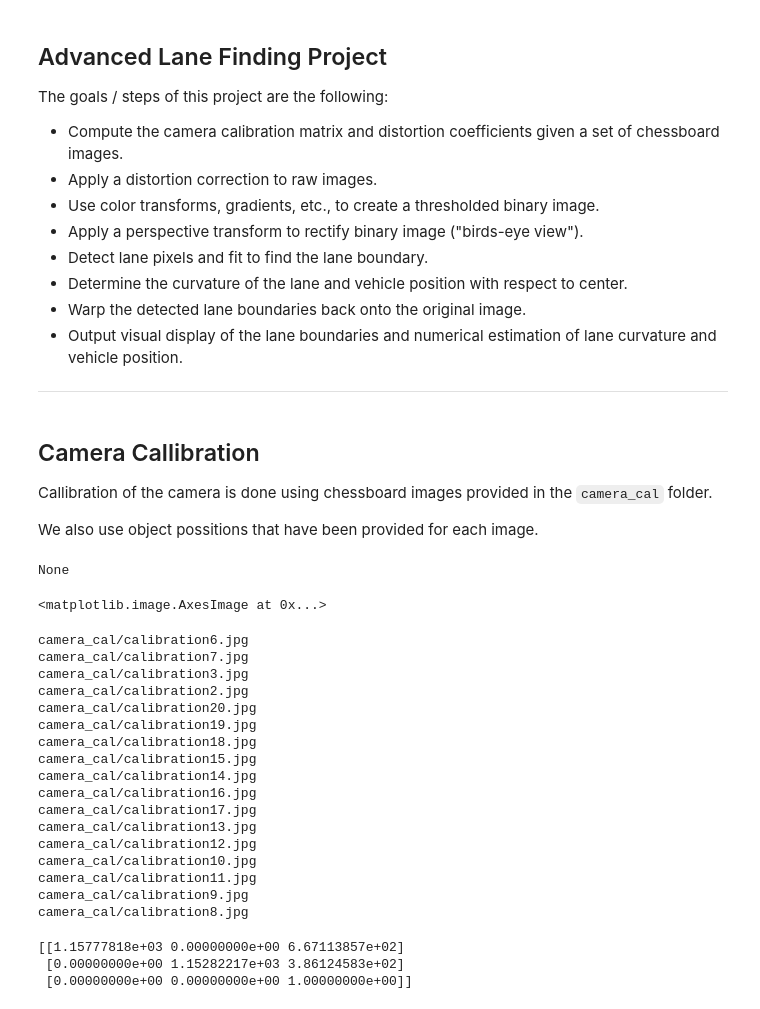
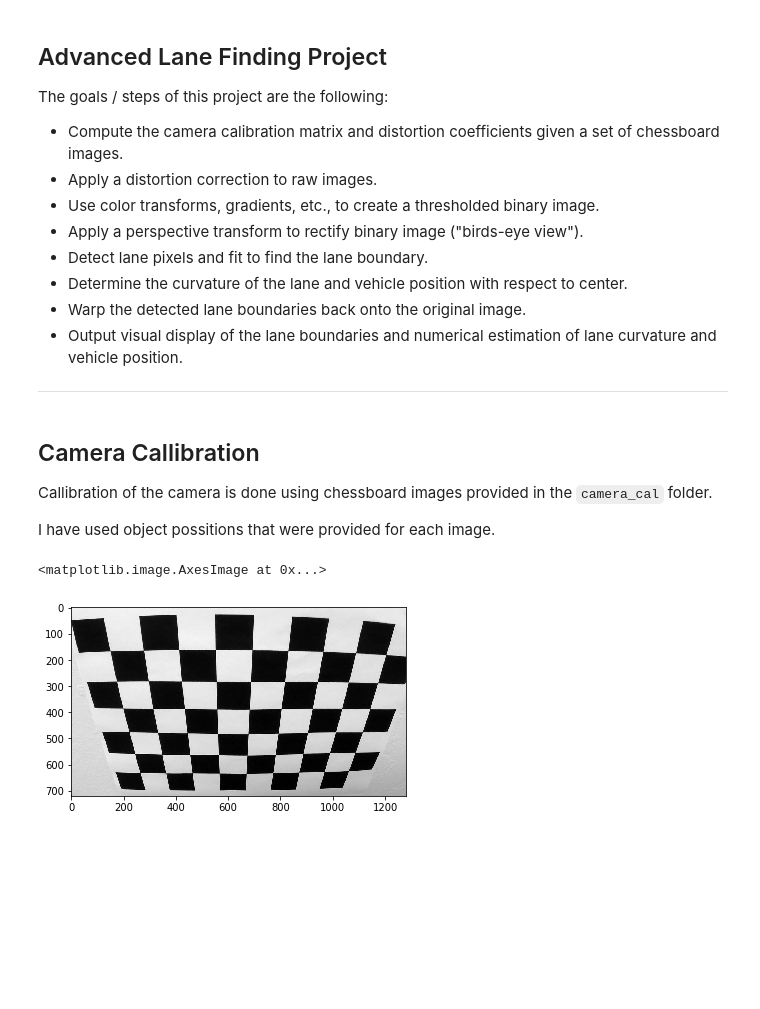
Before and after one commit to byapparov/CarND-Advanced-Lane-Lines, a Jupyter notebook: lane_lines_research.ipynb, the cells around one changed output. Saved outputs shown, nothing was run; the diff lists cells and outputs as text; code cells hidden in the pictures; blank space fills up the shorter version.

```diff
--- a/lane_lines_research.ipynb
+++ b/lane_lines_research.ipynb
@@ -24,25 +60,18 @@ import matplotlib.pyplot as plt
 
 Callibration of the camera is done using chessboard images provided in the `camera_cal` folder.
 
-We also use object possitions that have been provided for each image.
+I have used object possitions that were provided for each image.
 # %%
 # prepare object points, like (0,0,0), (1,0,0), (2,0,0) ....,(6,5,0)
 objp = np.zeros((6*9, 3), np.float32)
 objp[:,:2] = np.mgrid[0:9,0:6].T.reshape(-1,2)
 
 img = cv2.imread('camera_cal/calibration2.jpg')
 img_gray = cv2.cvtColor(img, cv2.COLOR_BGR2GRAY)
-
-
-
-ret, corners = cv2.findChessboardCorners(img_gray, (9,5), None)
-
-print(corners)
-
-plt.imshow(img_gray)
+plt.imshow(img_gray, cmap="gray")
 # %% [output]
-None
+<matplotlib.image.AxesImage at 0x...>
-<matplotlib.image.AxesImage at 0x...>
+[figure, added]
 # %%
 # prepare object points, like (0,0,0), (1,0,0), (2,0,0) ....,(6,5,0)
 objp = np.zeros((6*9,3), np.float32)
@@ -77,33 +106,10 @@ for fname in images:
         img = cv2.drawChessboardCorners(img, board_size, corners, ret)
         cv2.imshow('img', img)
         cv2.waitKey(500)
-        print(fname)
 
 cv2.destroyAllWindows()
-# %% [output]
-camera_cal/calibration6.jpg
-camera_cal/calibration7.jpg
-camera_cal/calibration3.jpg
-camera_cal/calibration2.jpg
-camera_cal/calibration20.jpg
-camera_cal/calibration19.jpg
-camera_cal/calibration18.jpg
-camera_cal/calibration15.jpg
-camera_cal/calibration14.jpg
-camera_cal/calibration16.jpg
-camera_cal/calibration17.jpg
-camera_cal/calibration13.jpg
-camera_cal/calibration12.jpg
-camera_cal/calibration10.jpg
-camera_cal/calibration11.jpg
-camera_cal/calibration9.jpg
-camera_cal/calibration8.jpg
 # %%
 # callibrate camera
 ret, mtx, dist, rvecs, tvecs = cv2.calibrateCamera(objpoints, imgpoints, img_gray.shape[::-1], None, None)
-# %% [output]
-[[1.15777818e+03 0.00000000e+00 6.67113857e+02]
- [0.00000000e+00 1.15282217e+03 3.86124583e+02]
- [0.00000000e+00 0.00000000e+00 1.00000000e+00]]
 # %%
 # Check how undistorted image looks
```
Also changed, not shown: parts of 28 cells of this notebook, 1 other file.
